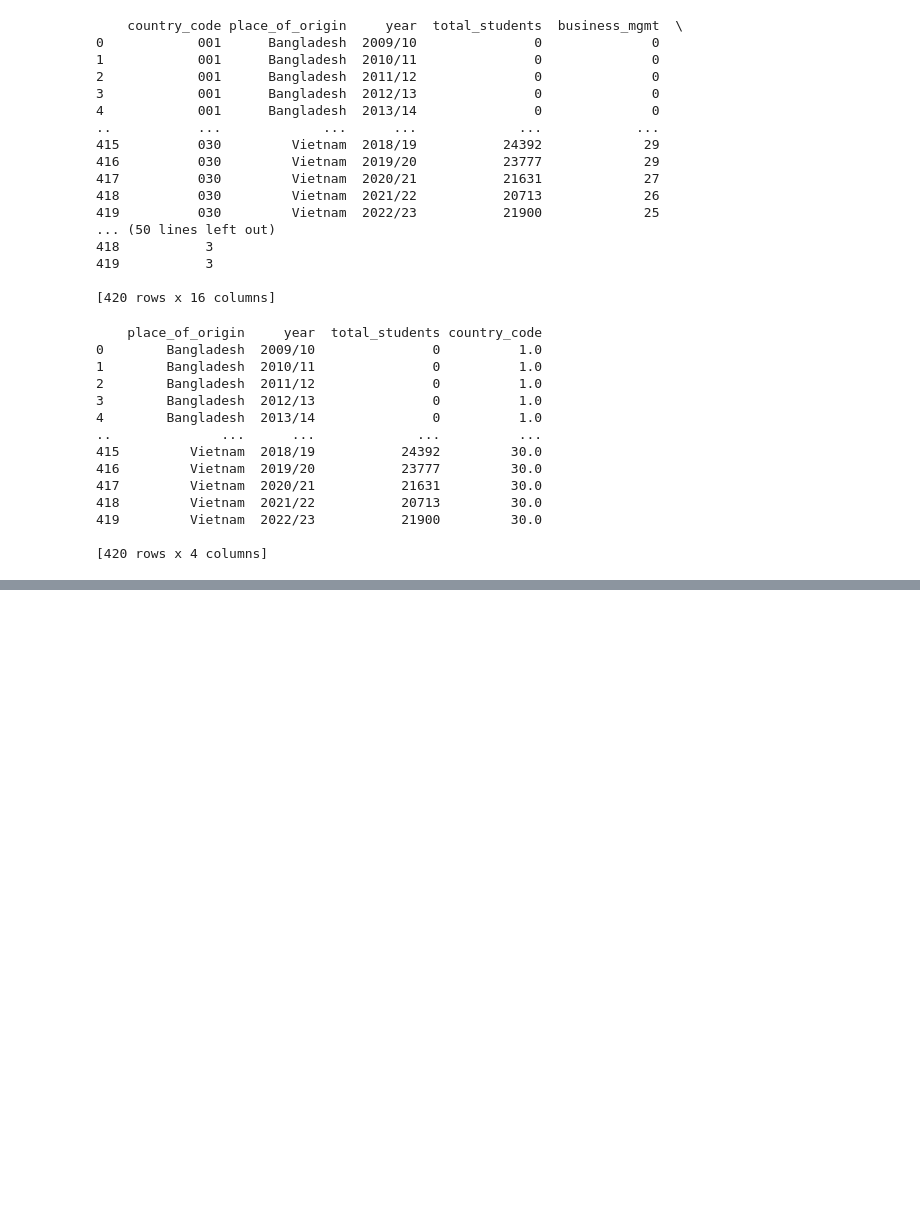
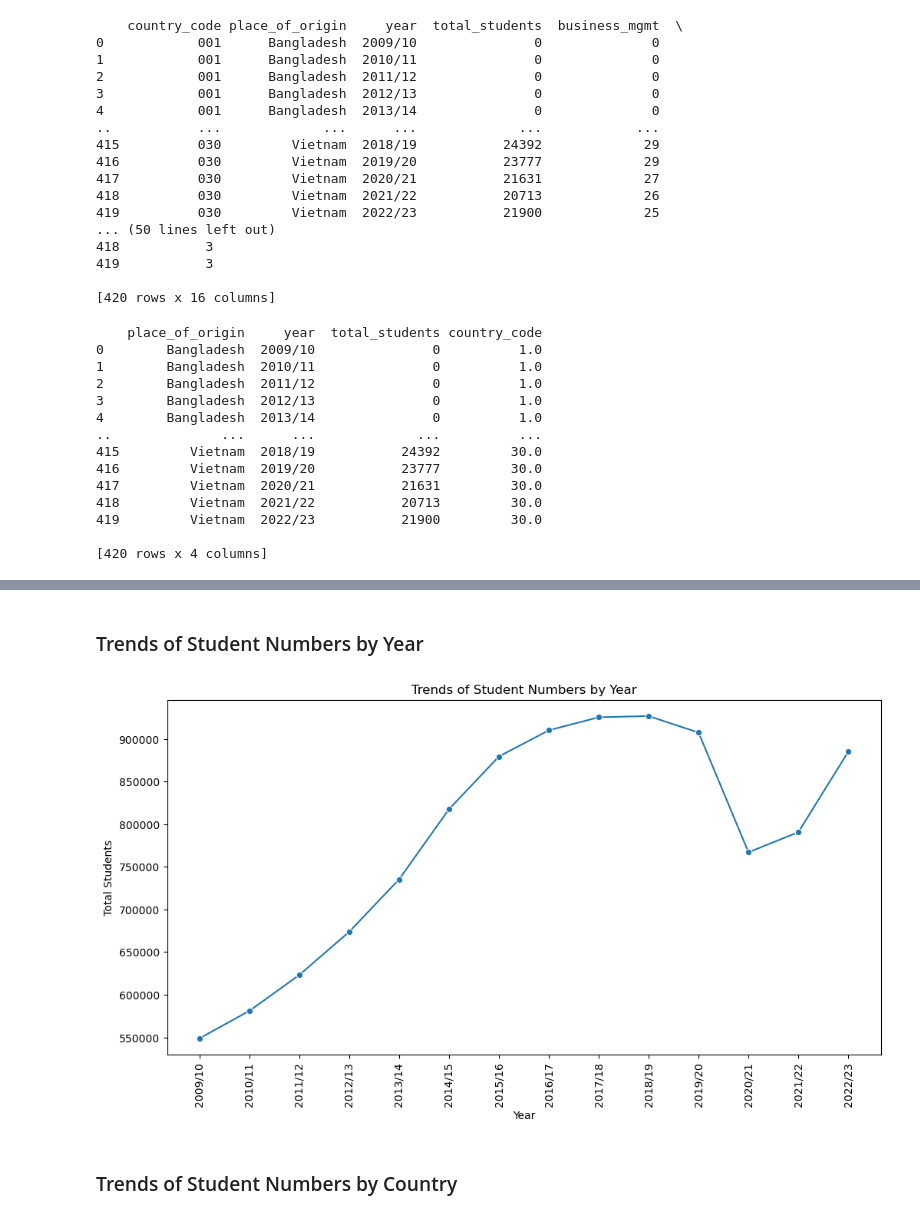
Before and after one commit to AkhilKaundinya/International-Student-Enrollment-Trends, a Jupyter notebook: Python/IST_T.ipynb, the cells around one changed output, grey strips where cells are left out. Saved outputs shown, nothing was run; the diff lists cells and outputs as text; code cells hidden in the pictures; blank space fills up the shorter version.

```diff
--- a/Python/ISE_T.ipynb
+++ b/Python/IST_T.ipynb
@@ -760,0 +836,19 @@ print(Year)
+# %% [markdown]
+### Trends of Student Numbers by Year
+# %%
+#Summarize Data
+# Sum total students by year
+year_trends = total_year_df.groupby(['Year'])['TOTAL STUDENTS'].sum().reset_index()
+# %%
+# Plot trends by year
+plt.figure(figsize=(12, 6))
+sns.lineplot(x='Year', y='TOTAL STUDENTS', data=year_trends, marker='o')
+plt.title('Trends of Student Numbers by Year')
+plt.xlabel('Year')
+plt.ylabel('Total Students')
+plt.xticks(rotation=90)
+plt.show()
+# %% [output]
+[figure, added]
+# %% [markdown]
+### Trends of Student Numbers by Country
```
Also changed, not shown: parts of 10 cells of this notebook.
